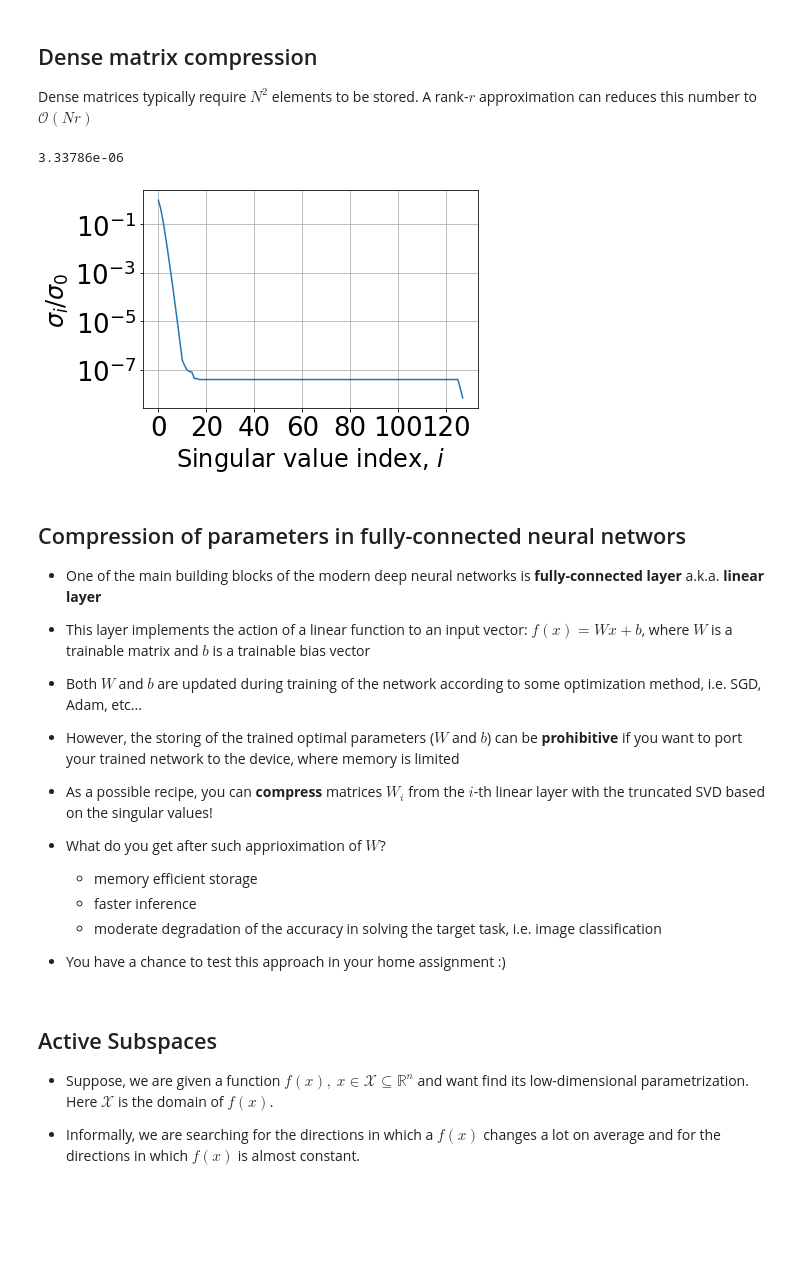
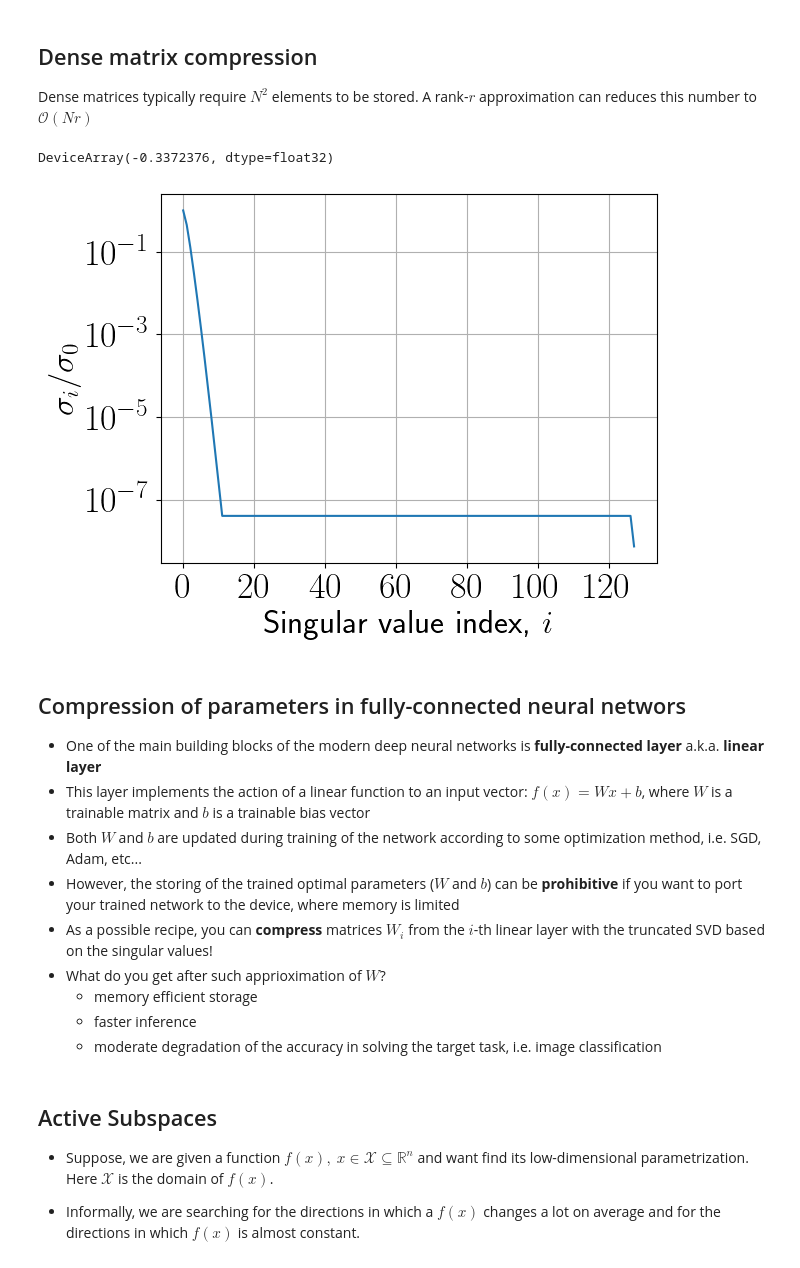
Before and after one commit to oseledets/nla2022, a Jupyter notebook: lectures/lecture-5/lecture-5.ipynb, the cells around one changed output. Saved outputs shown, nothing was run; the diff lists cells and outputs as text; code cells hidden in the pictures; blank space fills up the shorter version.

```diff
--- a/lectures/lecture-5/lecture-5.ipynb
+++ b/lectures/lecture-5/lecture-5.ipynb
@@ -483,24 +508,25 @@ Dense matrices typically require $N^2$ elements to be stored. A rank-$r$ approxi
 # %%
 import numpy as np
 %matplotlib inline
 import matplotlib.pyplot as plt
 
 n = 256
 a = [[1.0/(i - j + 0.5) for i in range(n)] for j in range(n)]
-a = jnp.array(a)
-u, s, v = jnp.linalg.svd(a[128:, :128])
+a = np.array(a)
+#u, s, v = np.linalg.svd(a)
+u, s, v = jnp.linalg.svd(a[n//2:, :n//2])
 plt.semilogy(s/s[0])
 plt.ylabel(r"$\sigma_i / \sigma_0$", fontsize=24)
 plt.xlabel(r"Singular value index, $i$", fontsize=24)
 plt.grid(True)
 plt.xticks(fontsize=26)
 plt.yticks(fontsize=26)
-
-u, s, v = jnp.linalg.svd(a[:128:, :128])
-print(s[0]-jnp.pi)
+#s[0] - jnp.pi
+#u, s, v = jnp.linalg.svd(a[:128:, :128])
+#print(s[0]-jnp.pi)
 # %% [output]
-3.33786e-06
+DeviceArray(-0.3372376, dtype=float32)
-[figure, old version]
+[figure, new version]
 # %% [markdown]
 ## Compression of parameters in fully-connected neural networs
 
@@ -513,8 +539,6 @@ print(s[0]-jnp.pi)
     - memory efficient storage
     - faster inference
     - moderate degradation of the accuracy in solving the target task, i.e. image classification
-
-- You have a chance to test this approach in your home assignment :)
 # %% [markdown]
 ## Active Subspaces
 
```
Also changed, not shown: parts of 7 cells of this notebook.
